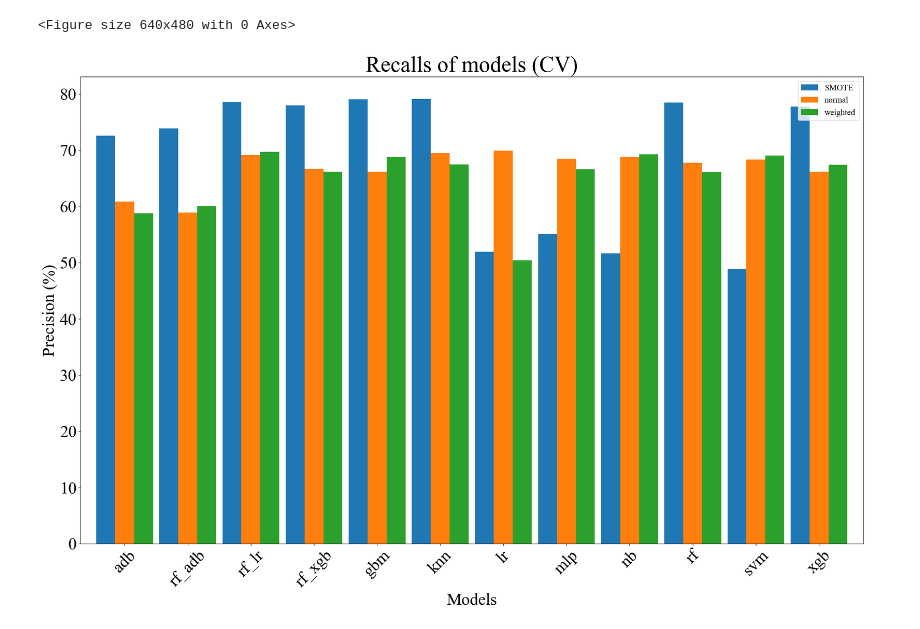
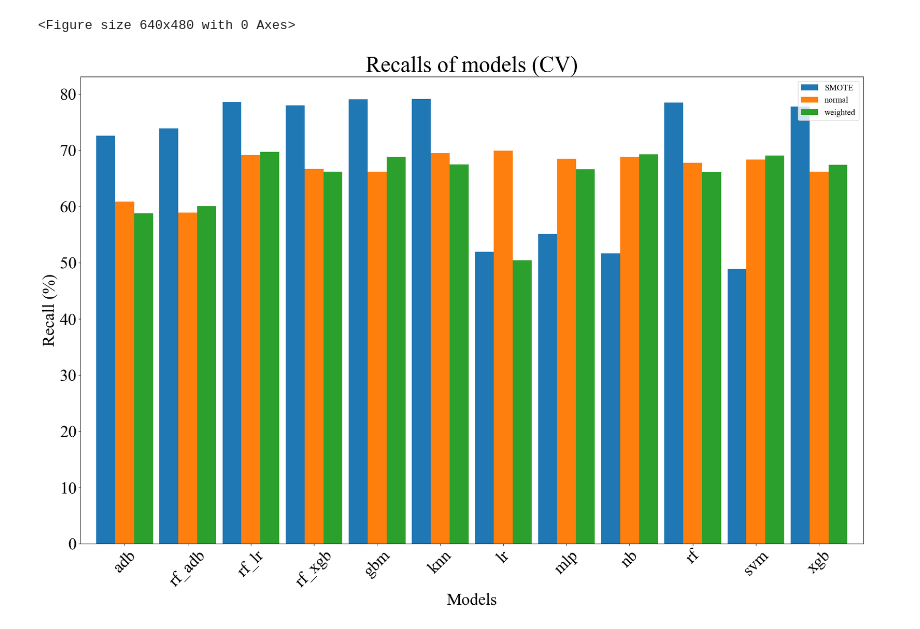
Before and after one commit to Malsory/NPF_project_arctic, a Jupyter notebook: NPF_project_arctic/tables/recall_plotter.ipynb, the cells around one changed output. Cells and saved outputs as stored; diff of their text form; code cells hidden in the pictures.

```diff
--- a/NPF_project_arctic/tables/recall_plotter.ipynb
+++ b/NPF_project_arctic/tables/recall_plotter.ipynb
@@ -48,35 +48,35 @@ data3 = {
     'nb': [0.6929049211657907],
     'rf': [0.6612040133779264],
     'svm': [0.6905637840420449],
     'xgb': [0.6742116579073101]
 }
 
 df1 = pd.DataFrame.from_dict(data1, orient='index', columns=['Value']) * 100
 df2 = pd.DataFrame.from_dict(data2, orient='index', columns=['Value']) * 100
 df3 = pd.DataFrame.from_dict(data3, orient='index', columns=['Value']) * 100
 # Merge the two DataFrames on common index (names)
 merged_df = pd.merge(df1, df2, left_index=True, right_index=True)
 merged_df = pd.merge(merged_df, df3, left_index=True, right_index=True)
 merged_df['models'] = merged_df.index
 
 # Plotting side-by-side bar plots
 plt.figure()
 merged_df.plot(kind='bar', width=0.9)
 plt.title('Recalls of models (CV)', fontsize=40)
 plt.xlabel('Models', fontsize=30)
-plt.ylabel('Precision (%)', fontsize=30)
+plt.ylabel('Recall (%)', fontsize=30)
 plt.xticks(rotation=45)
 plt.xticks(fontsize=30)
 plt.yticks(fontsize=30)
 plt.legend(['SMOTE', 'normal', "weighted"], loc='upper right', fontsize=15)
 
 fig = plt.gcf()
 fig.set_size_inches(25, 15)
 
 plt.savefig('recalls(cv).png', dpi=300)
 # %% [output]
 <Figure size 640x480 with 0 Axes>
-[figure, old version]
+[figure, new version]
 # %%
 # For changed, smote
 data4 = {
```
Also changed, not shown: parts of 1 cell of this notebook, 2 other files.
